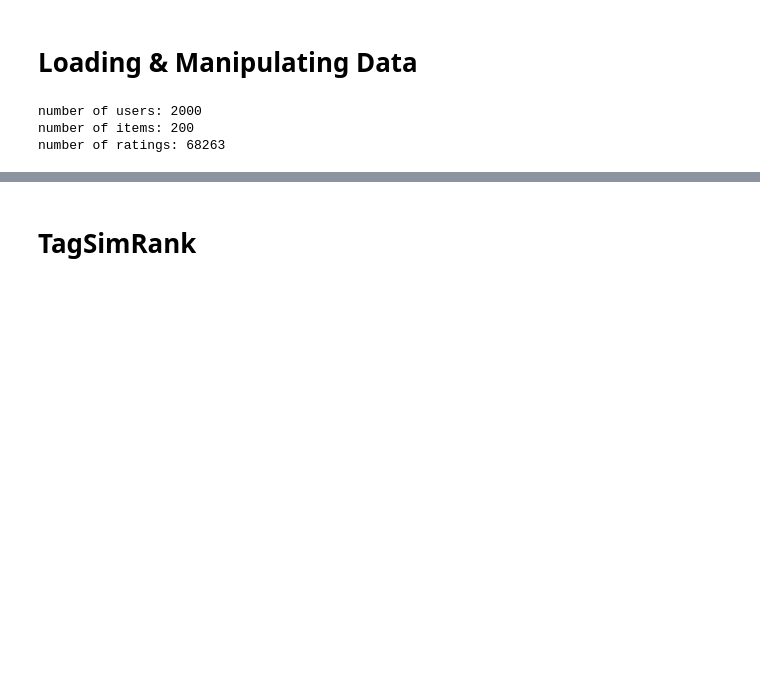
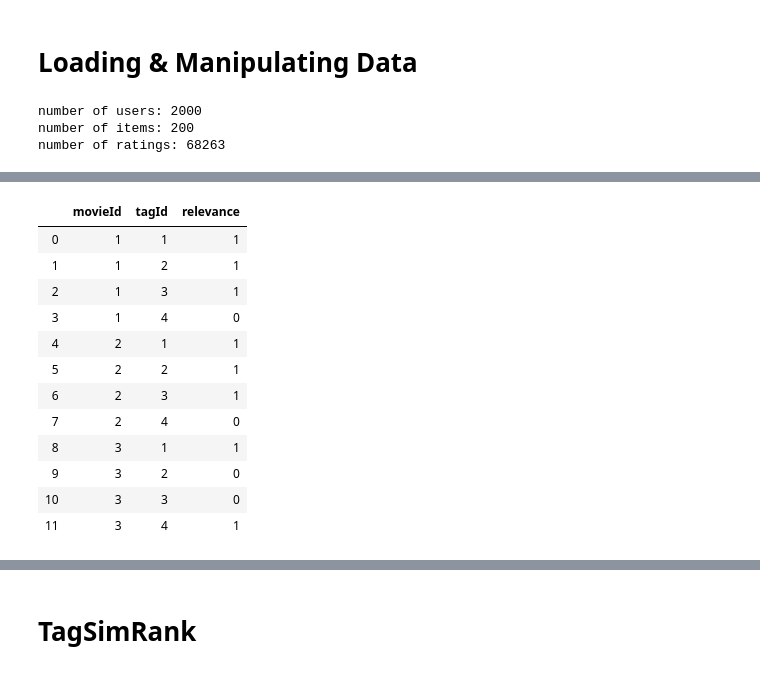
Before and after one commit to ysong1231/SimRank, a Jupyter notebook: Main.ipynb, the cells around one changed output, grey strips where cells are left out. Saved outputs shown, nothing was run; the diff lists cells and outputs as text; code cells hidden in the pictures; blank space fills up the shorter version.

```diff
--- a/Main.ipynb
+++ b/Main.ipynb
@@ -27,0 +61,22 @@ rating_train, rating_test = train_test_split(rating_sample, test_size=0.10, rand
+# %%
+t = [
+        [1, 1, 1], [1, 2, 1], [1, 3, 1], [1,4,0],
+        [2, 1, 1], [2, 2, 1], [2, 3, 1], [2,4,0],
+        [3, 1, 1], [3, 2, 0], [3, 3, 0], [3,4,1],
+    ]
+t = pd.DataFrame(t, columns = ['movieId', 'tagId', 'relevance'])
+t
+# %% [output]
+|  | movieId | tagId | relevance |
+| 0 | 1 | 1 | 1 |
+| 1 | 1 | 2 | 1 |
+| 2 | 1 | 3 | 1 |
+| 3 | 1 | 4 | 0 |
+| 4 | 2 | 1 | 1 |
+| 5 | 2 | 2 | 1 |
+| 6 | 2 | 3 | 1 |
+| 7 | 2 | 4 | 0 |
+| 8 | 3 | 1 | 1 |
+| 9 | 3 | 2 | 0 |
+| 10 | 3 | 3 | 0 |
+| 11 | 3 | 4 | 1 |
```
Also changed, not shown: parts of 13 cells of this notebook, 4 other files.
